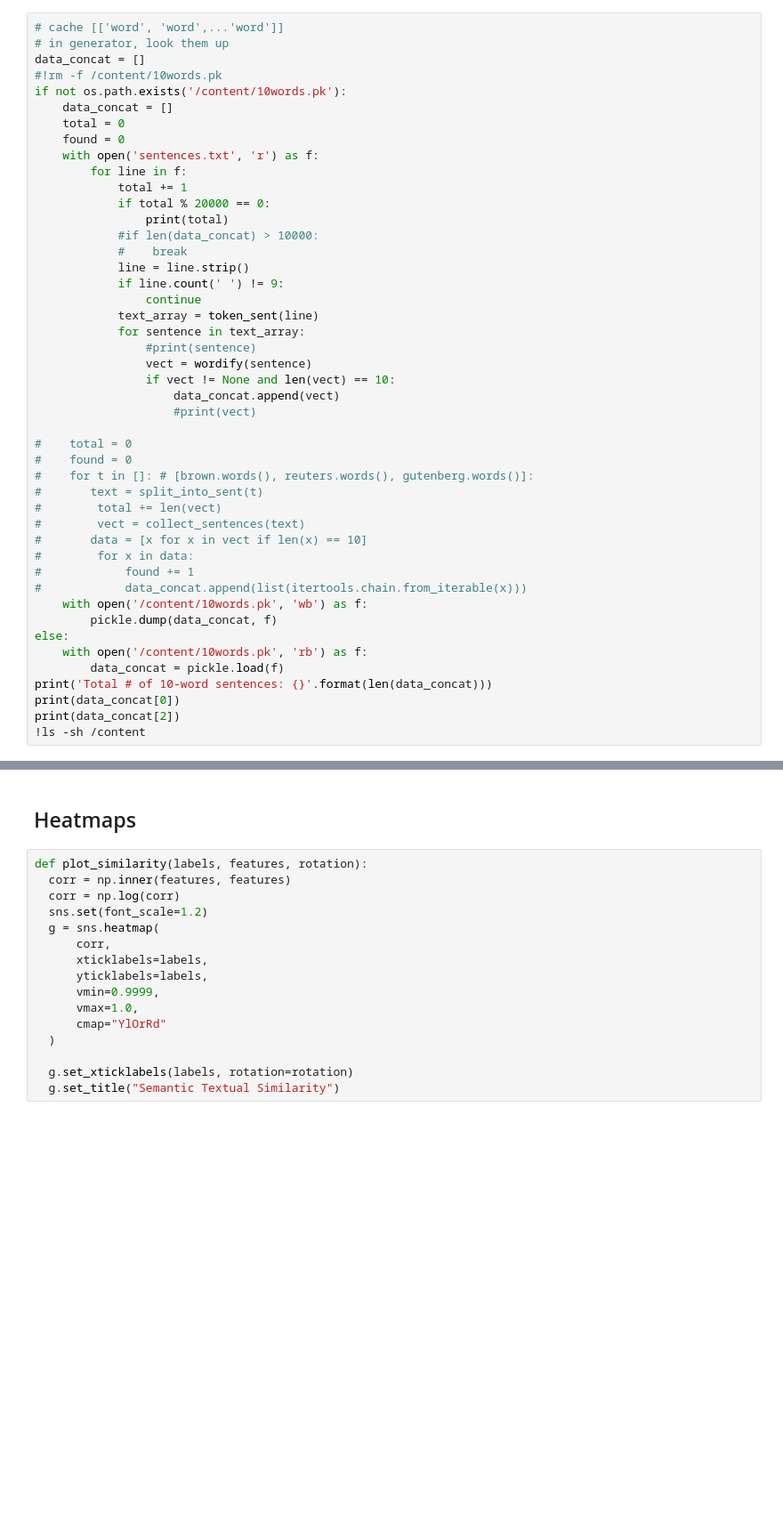
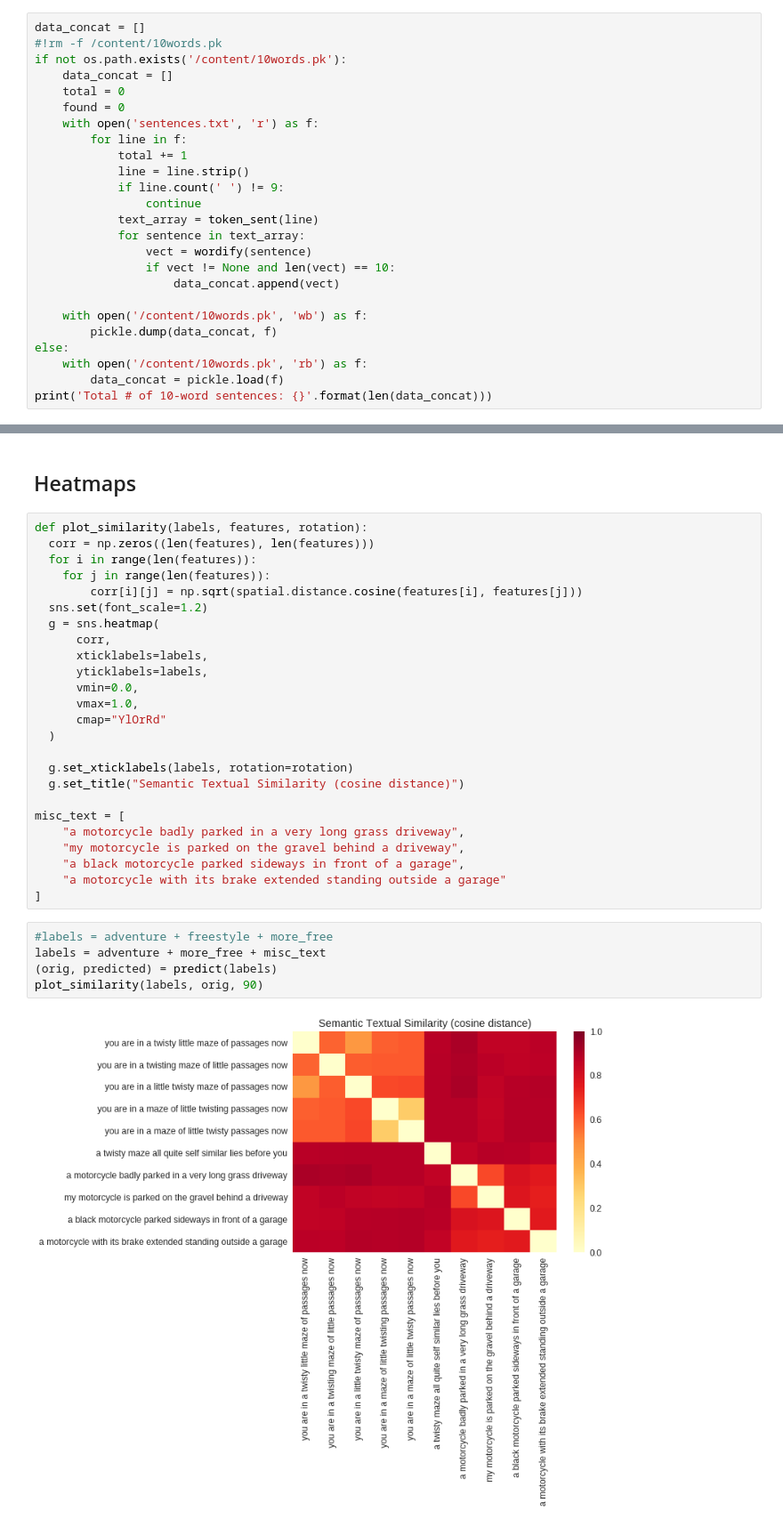
Before and after one commit to LanceNorskog/vae, a Jupyter notebook: vae_nlp__mscoco.ipynb, the cells around one changed output, grey strips where cells are left out. Shown at 89% size. Cells and saved outputs as stored; diff of their text form; blank space fills up the shorter version.

```diff
--- a/vae_nlp__mscoco.ipynb
+++ b/vae_nlp__mscoco.ipynb
@@ -172,8 +130,6 @@ It's important to shuffle the text vectors before splitting them into test and t
 
 This is done to avoid clumping text with similar context and style in the dataset because it can confuse the neural network during training.load_word2vec_format
 # %%
-# cache [['word', 'word',...'word']]
-# in generator, look them up
 data_concat = []
 #!rm -f /content/10words.pk
 if not os.path.exists('/content/10words.pk'):
@@ -183,38 +139,19 @@ if not os.path.exists('/content/10words.pk'):
     with open('sentences.txt', 'r') as f:
         for line in f:
             total += 1
-            if total % 20000 == 0:
-                print(total)
-            #if len(data_concat) > 10000:
-            #    break
             line = line.strip()
             if line.count(' ') != 9:
                 continue
             text_array = token_sent(line)
             for sentence in text_array:
-                #print(sentence)
                 vect = wordify(sentence)
                 if vect != None and len(vect) == 10:
                     data_concat.append(vect)
-                    #print(vect)
 
-#    total = 0
-#    found = 0
-#    for t in []: # [brown.words(), reuters.words(), gutenberg.words()]:
-#       text = split_into_sent(t)
-#        total += len(vect)
-#        vect = collect_sentences(text)
-#       data = [x for x in vect if len(x) == 10]
-#        for x in data:
-#            found += 1
-#            data_concat.append(list(itertools.chain.from_iterable(x)))
     with open('/content/10words.pk', 'wb') as f:
         pickle.dump(data_concat, f)
 else:
     with open('/content/10words.pk', 'rb') as f:
         data_concat = pickle.load(f)
 print('Total # of 10-word sentences: {}'.format(len(data_concat)))
-print(data_concat[0])
-print(data_concat[2])
-!ls -sh /content
 # %% [output]
@@ -583,18 +503,34 @@ for xy in pca_predict.transform(predicted):
 ## Heatmaps
 # %%
 def plot_similarity(labels, features, rotation):
-  corr = np.inner(features, features)
-  corr = np.log(corr)
+  corr = np.zeros((len(features), len(features)))
+  for i in range(len(features)):
+    for j in range(len(features)):
+        corr[i][j] = np.sqrt(spatial.distance.cosine(features[i], features[j]))
   sns.set(font_scale=1.2)
   g = sns.heatmap(
       corr,
       xticklabels=labels,
       yticklabels=labels,
-      vmin=0.9999,
+      vmin=0.0,
       vmax=1.0,
       cmap="YlOrRd"
   )
 
   g.set_xticklabels(labels, rotation=rotation)
-  g.set_title("Semantic Textual Similarity")
+  g.set_title("Semantic Textual Similarity (cosine distance)")
+
+misc_text = [
+    "a motorcycle badly parked in a very long grass driveway",
+    "my motorcycle is parked on the gravel behind a driveway",
+    "a black motorcycle parked sideways in front of a garage",
+    "a motorcycle with its brake extended standing outside a garage"
+]
+# %%
+#labels = adventure + freestyle + more_free
+labels = adventure + more_free + misc_text
+(orig, predicted) = predict(labels)
+plot_similarity(labels, orig, 90)
+# %% [output]
+[figure, added]
 # %%
```
Also changed, not shown: parts of 22 cells of this notebook.
